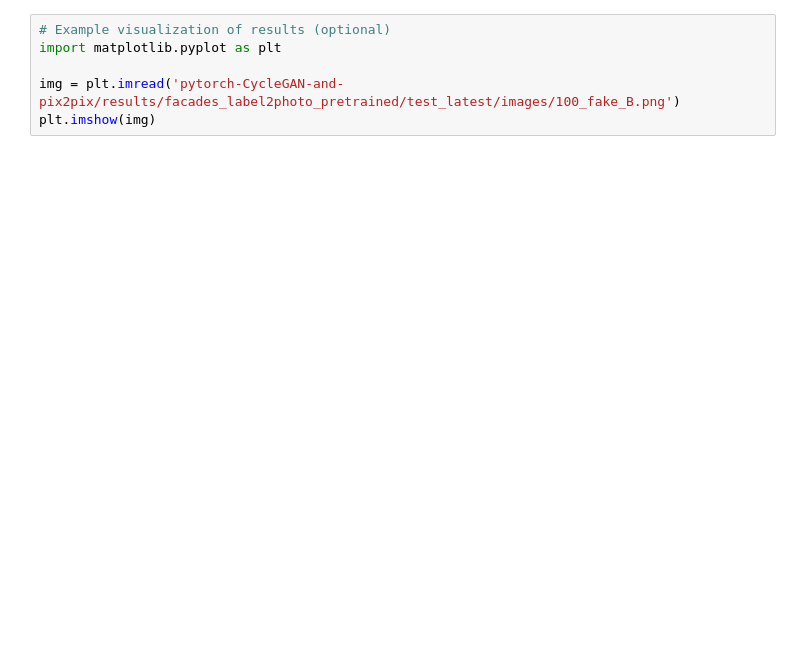
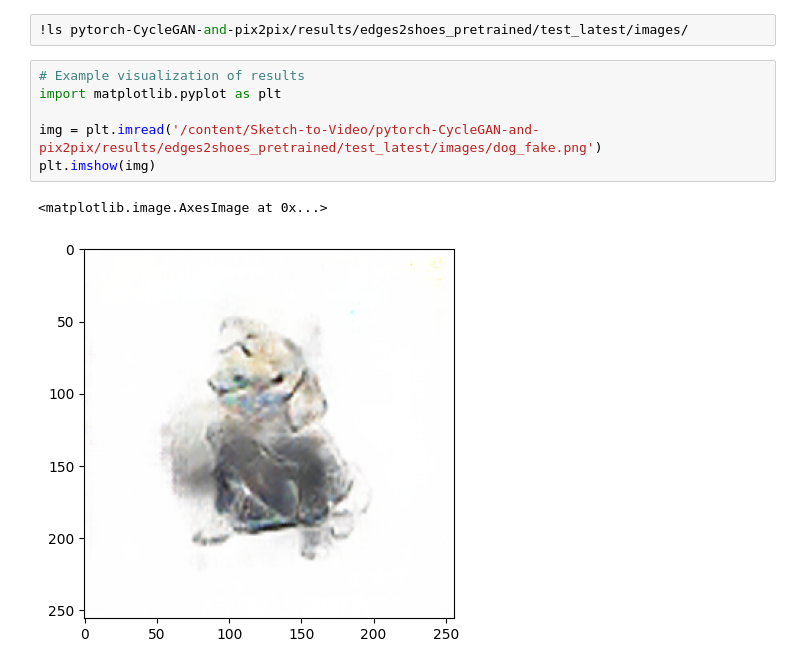
Before and after one commit to emsieler/Sketch-to-Video, a Jupyter notebook: sketch2vid.ipynb, the cells around one changed output. Cells and saved outputs as stored; diff of their text form; blank space fills up the shorter version.

Commit message:
update sketch2vid & upload full_model_results

```diff
--- a/sketch2vid.ipynb
+++ b/sketch2vid.ipynb
@@ -214,6 +228,11 @@ wandb: Find logs at: ./wandb/run-20240509_112550-9rs34a2l/logs
+# %%
+!ls pytorch-CycleGAN-and-pix2pix/results/edges2shoes_pretrained/test_latest/images/
 # %%
-# Example visualization of results (optional)
+# Example visualization of results
 import matplotlib.pyplot as plt
 
-img = plt.imread('pytorch-CycleGAN-and-pix2pix/results/facades_label2photo_pretrained/test_latest/images/100_fake_B.png')
+img = plt.imread('/content/Sketch-to-Video/pytorch-CycleGAN-and-pix2pix/results/edges2shoes_pretrained/test_latest/images/dog_fake.png')
 plt.imshow(img)
+# %% [output]
+<matplotlib.image.AxesImage at 0x...>
+[figure, added]
```
Also changed, not shown: parts of 18 cells of this notebook, 20 other files.
